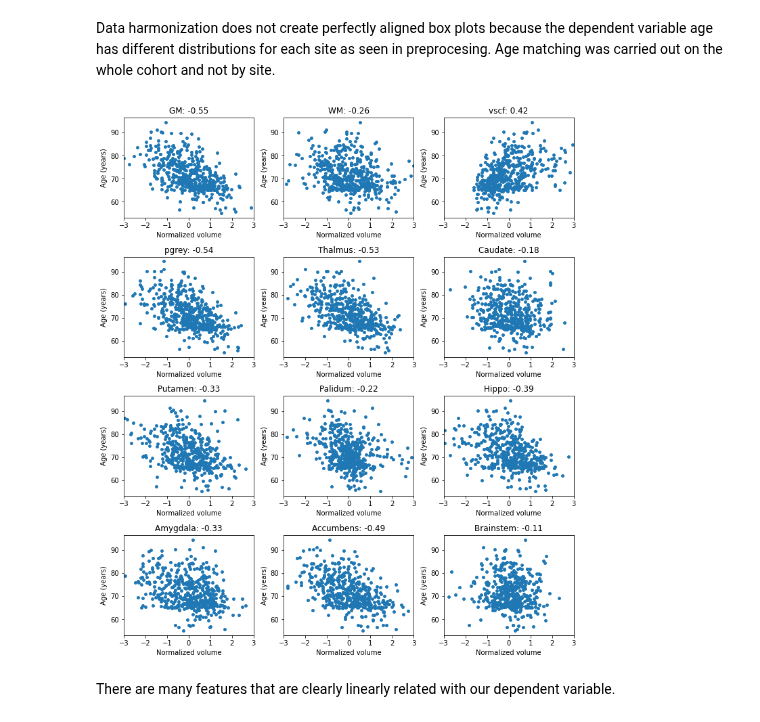
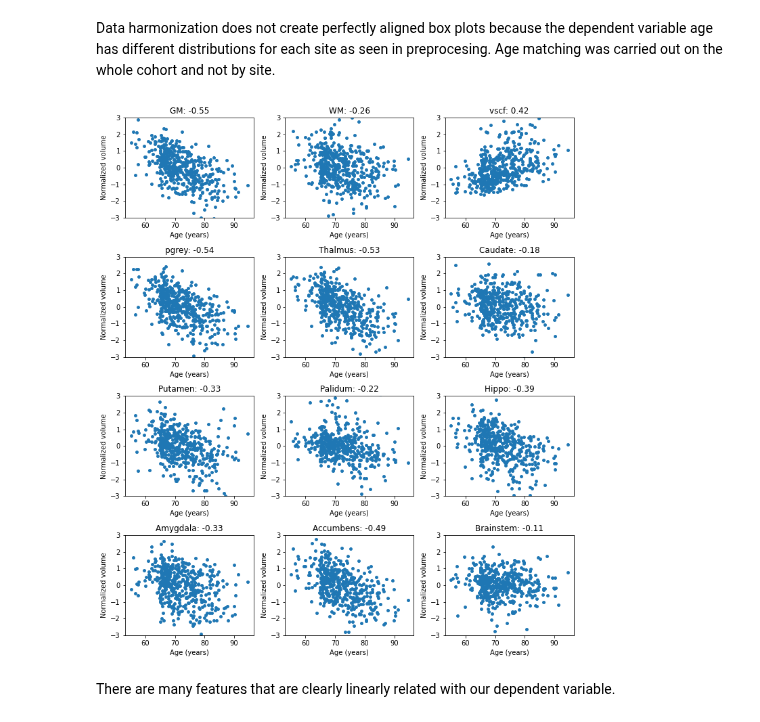
Before and after one commit to JGarciaCondado/ADNIBrainAge, a Jupyter notebook: jupyternotebooks/02-structuralBrainAge.ipynb, the cells around one changed output. Saved outputs shown, nothing was run; the diff lists cells and outputs as text; code cells hidden in the pictures.

```diff
--- a/jupyternotebooks/02-structuralBrainAge.ipynb
+++ b/jupyternotebooks/02-structuralBrainAge.ipynb
@@ -78,34 +77,34 @@ Data harmonization does not create perfectly aligned box plots because the depen
 # %%
 # Exctract features
 if COMBAT:
     X = df_features_harm[features].to_numpy()
     Y = df_cn_homo['AGE'].to_numpy()
 else:
     X = df_cn[features].to_numpy()
     Y = df_cn['AGE'].to_numpy()
 
 # Generate train and test partitions
 X_train, X_test, Y_train, Y_test = train_test_split(X, Y, test_size=0.15, random_state=0)
 
 # Data normalization
 transformer = StandardScaler().fit(X_train)  # fit() learns mean and std parameters
 X_train_norm = transformer.transform(X_train) # transform() normalizes
 X_test_norm =  transformer.transform(X_test)
 
 # Explore relationship between each individual feature and age.
 plt.figure(figsize=(10,14))
 for d in range (len(features)):
     plt.subplot(5,3,d+1)
-    plt.scatter(X_train_norm[:,d],Y_train,s=15)
-    pearson_coeff, _ = pearsonr(X_train_norm[:, d], Y_train)
-    plt.xlabel('Normalized volume')
-    plt.ylabel('Age (years)')
-    plt.xlim([-3.0, 3.0])
+    plt.scatter(Y_train, X_train_norm[:,d],s=15)
+    pearson_coeff, _ = pearsonr(Y_train, X_train_norm[:, d])
+    plt.ylabel('Normalized volume')
+    plt.xlabel('Age (years)')
+    plt.ylim([-3.0, 3.0])
     plt.title("{0}: {1:.2f}".format(features[d],pearson_coeff))
 plt.tight_layout()
 plt.savefig('figures/age_vs_neuroimage_features.svg')
 # %% [output]
-[figure, old version]
+[figure, new version]
 # %% [markdown]
 There are many features that are clearly linearly related with our dependent variable.
 # %%
```
Also changed, not shown: parts of 3 cells of this notebook, 2 other files.
